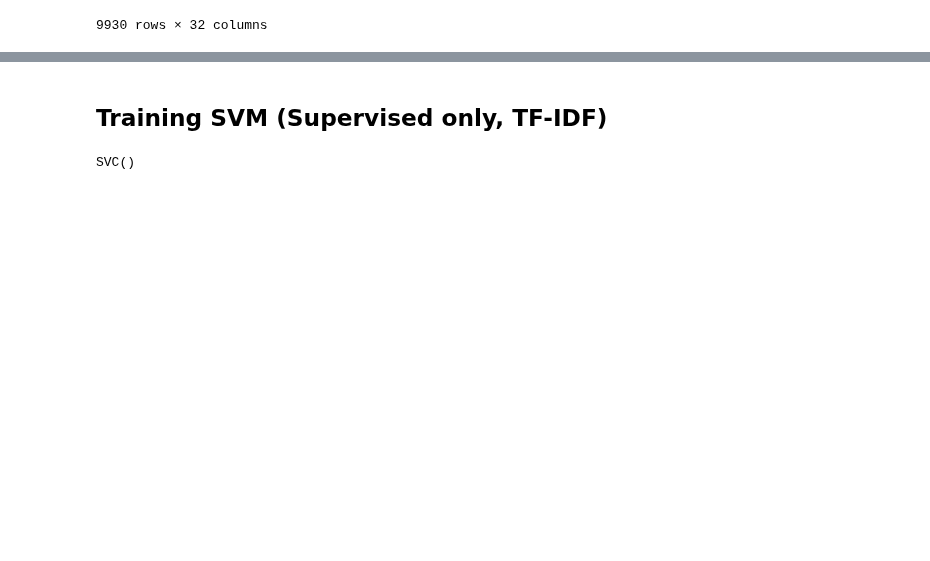
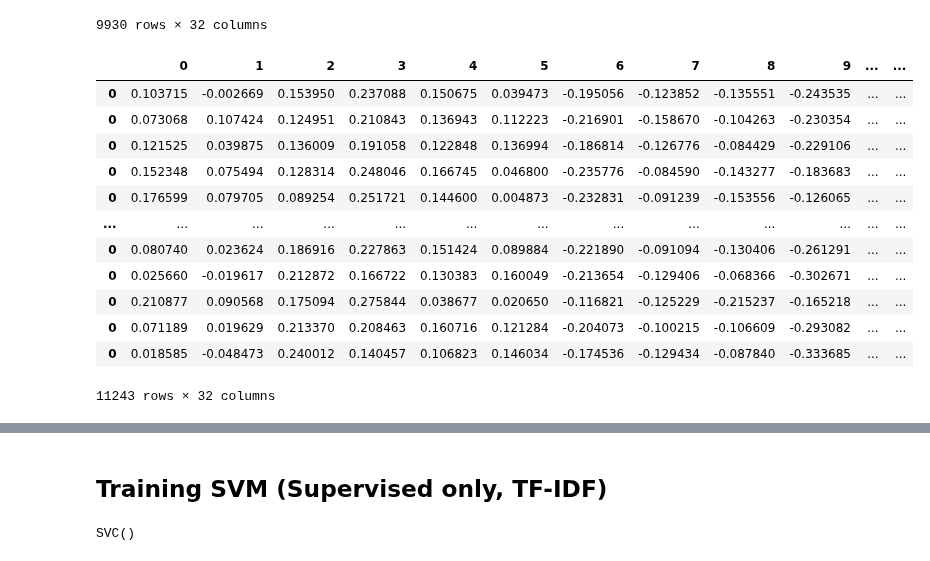
Before and after one commit to divyas39/SSL-Offensive-Lang-Detection-Social-Media, a Jupyter notebook: Self training.ipynb, the cells around one changed output, grey strips where cells are left out. Drawn from its saved outputs; the diff is of its cells as text; code cells hidden in the pictures; blank space fills up the shorter version.

Commit message:
added unlabeled data

```diff
--- a/Self training.ipynb
+++ b/Self training.ipynb
@@ -111,0 +120,2 @@ df
+# %%
+df_unlab = pd.read_csv("processed_unlab.csv").drop(['Unnamed: 0', 'id'], axis=1)
@@ -145,3 +207,5 @@ X_train
 | 9928 | ['abundantly', 'clear', 'lack', '... |
 | 9929 | ['there', 'brexit', '👇', '🏻', 'url'] |
 9930 rows × 1 columns
+# %%
+X_train_unlab = X_train.append(df_unlab).reset_index().drop(['index'], axis=1)
@@ -162,3 +242,6 @@ X_train
 9928    ['abundantly', 'clear', 'lack', 'common', 'sen...
 9929                 ['there', 'brexit', '👇', '🏻', 'url']
 Name: tweet, Length: 9930, dtype: object
+# %%
+X_train_unlab = X_train_unlab['tweet']
+X_train_unlab
@@ -348,3 +419,6 @@ X_train_cbow
 | 9928 | [0.09825704417810942, -0.09855605... |
 | 9929 | [0.0029189210899187015, -0.046997... |
 9930 rows × 1 columns
+# %%
+X_train_cbow_unlab = pd.DataFrame(X_train_unlab.apply(sent_vect, model=cbow).sort_index())
+X_train_cbow_unlab
@@ -392,3 +480,20 @@ X_train_cbow
 | 9928 | 0.098257 | -0.098556 | 0.137465 | 0.132955 | 0.144681 | 0.106873 | -0.107304 | -0.148732 | -0.064684 | -0.268796 | ... | ... |
 | 9929 | 0.002919 | -0.046997 | 0.220562 | 0.158752 | 0.102401 | 0.102465 | -0.193851 | -0.135262 | -0.096286 | -0.314918 | ... | ... |
 9930 rows × 32 columns
+# %%
+X_train_cbow_unlab = convert_df(X_train_cbow_unlab)
+X_train_cbow_unlab
+# %% [output]
+|  | 0 | 1 | 2 | 3 | 4 | 5 | 6 | 7 | 8 | 9 | ... | ... |
+| 0 | 0.103715 | -0.002669 | 0.153950 | 0.237088 | 0.150675 | 0.039473 | -0.195056 | -0.123852 | -0.135551 | -0.243535 | ... | ... |
+| 0 | 0.073068 | 0.107424 | 0.124951 | 0.210843 | 0.136943 | 0.112223 | -0.216901 | -0.158670 | -0.104263 | -0.230354 | ... | ... |
+| 0 | 0.121525 | 0.039875 | 0.136009 | 0.191058 | 0.122848 | 0.136994 | -0.186814 | -0.126776 | -0.084429 | -0.229106 | ... | ... |
+| 0 | 0.152348 | 0.075494 | 0.128314 | 0.248046 | 0.166745 | 0.046800 | -0.235776 | -0.084590 | -0.143277 | -0.183683 | ... | ... |
+| 0 | 0.176599 | 0.079705 | 0.089254 | 0.251721 | 0.144600 | 0.004873 | -0.232831 | -0.091239 | -0.153556 | -0.126065 | ... | ... |
+| ... | ... | ... | ... | ... | ... | ... | ... | ... | ... | ... | ... | ... |
+| 0 | 0.080740 | 0.023624 | 0.186916 | 0.227863 | 0.151424 | 0.089884 | -0.221890 | -0.091094 | -0.130406 | -0.261291 | ... | ... |
+| 0 | 0.025660 | -0.019617 | 0.212872 | 0.166722 | 0.130383 | 0.160049 | -0.213654 | -0.129406 | -0.068366 | -0.302671 | ... | ... |
+| 0 | 0.210877 | 0.090568 | 0.175094 | 0.275844 | 0.038677 | 0.020650 | -0.116821 | -0.125229 | -0.215237 | -0.165218 | ... | ... |
+| 0 | 0.071189 | 0.019629 | 0.213370 | 0.208463 | 0.160716 | 0.121284 | -0.204073 | -0.100215 | -0.106609 | -0.293082 | ... | ... |
+| 0 | 0.018585 | -0.048473 | 0.240012 | 0.140457 | 0.106823 | 0.146034 | -0.174536 | -0.129434 | -0.087840 | -0.333685 | ... | ... |
+11243 rows × 32 columns
```
Also changed, not shown: parts of 56 cells of this notebook.
